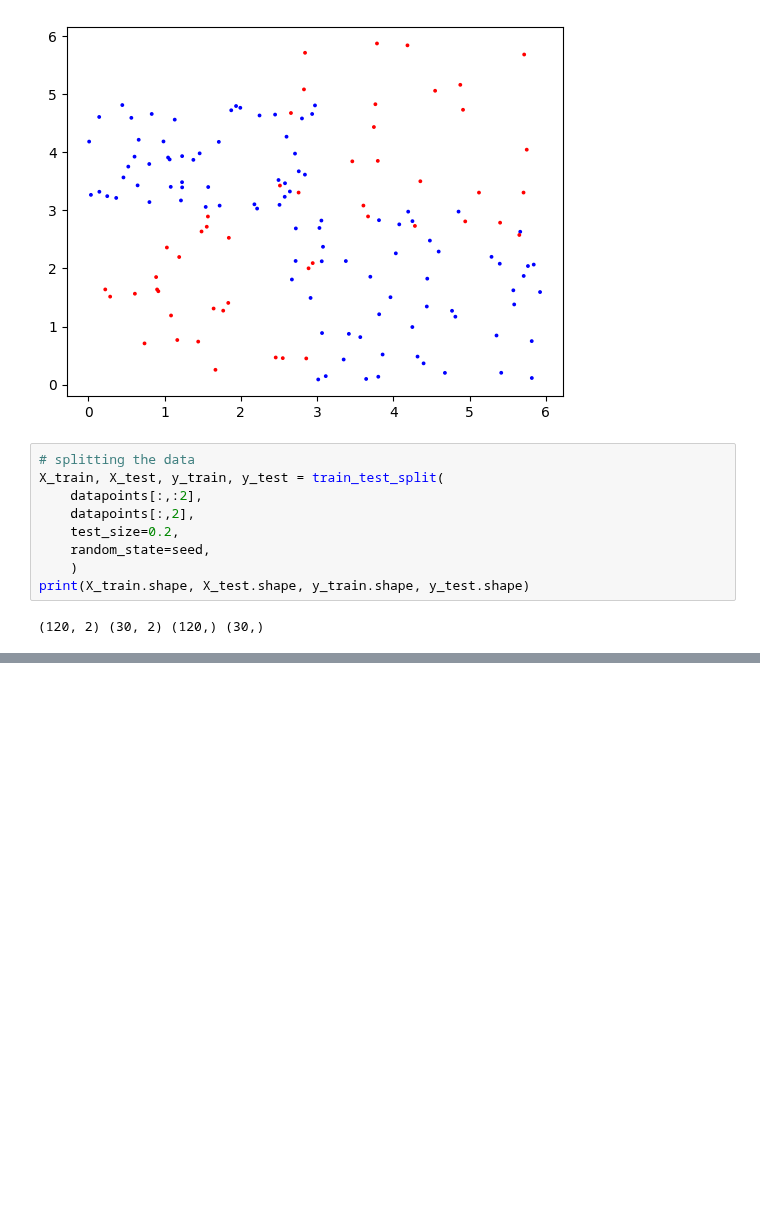
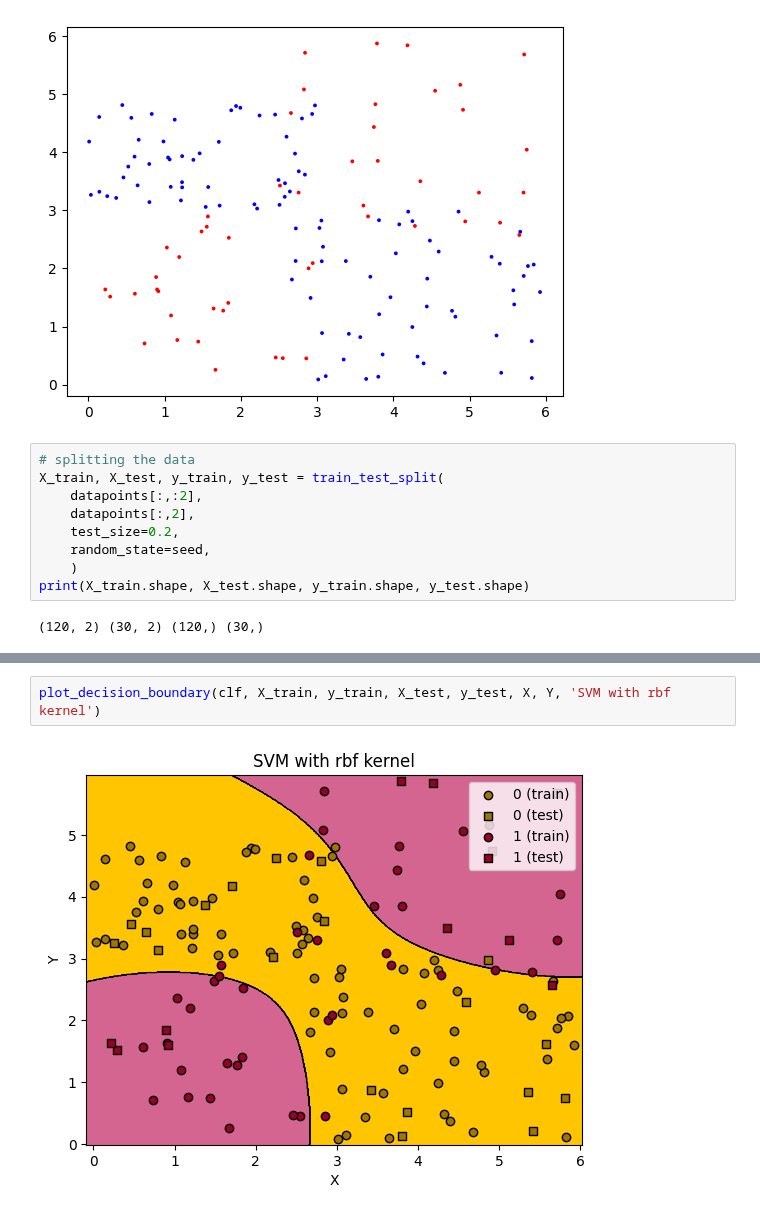
Before and after one commit to vhrollo/3-semester, a Jupyter notebook: INF264/homework/homework4.ipynb, the cells around one changed output, grey strips where cells are left out. Saved outputs shown, nothing was run; the diff lists cells and outputs as text; blank space fills up the shorter version.

```diff
--- a/INF264/homework/homework4.ipynb
+++ b/INF264/homework/homework4.ipynb
@@ -84,0 +125,4 @@ plt.show()
+# %%
+plot_decision_boundary(clf, X_train, y_train, X_test, y_test, X, Y, 'SVM with rbf kernel')
+# %% [output]
+[figure, added]
```
Also changed, not shown: parts of 10 cells of this notebook.
